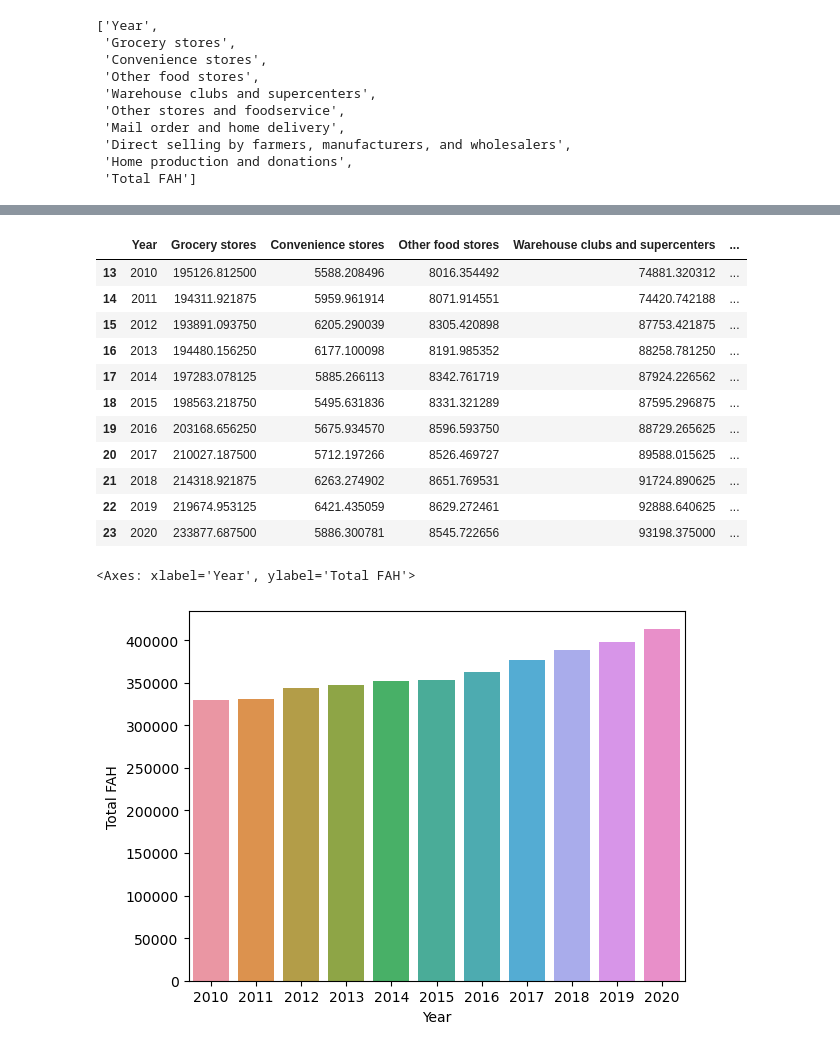
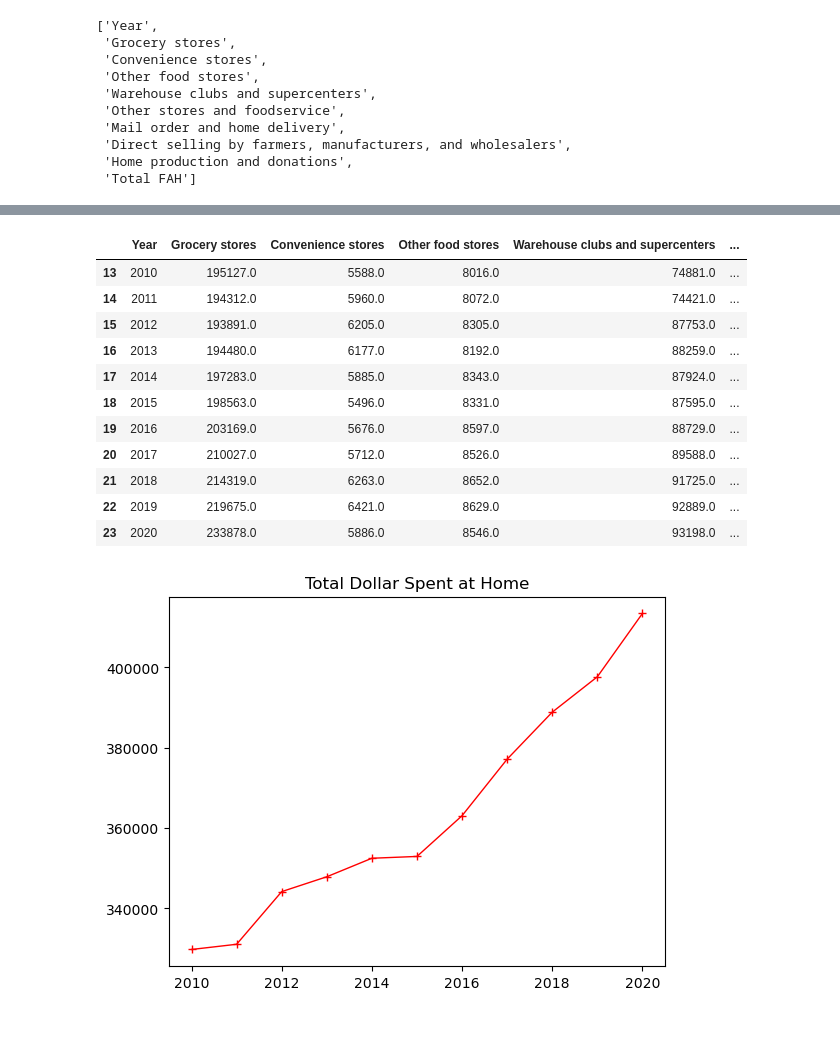
Before and after one commit to bkeffer3098/Project-1, a Jupyter notebook: Notebooks/fah.ipynb, the cells around one changed output, grey strips where cells are left out. Cells and saved outputs as stored; diff of their text form; code cells hidden in the pictures.

```diff
--- a/Notebooks/fah.ipynb
+++ b/Notebooks/fah.ipynb
@@ -56,0 +69,7 @@ column_list
+# %%
+rounded_df=df.round({'Grocery stores':0, 'Convenience stores':0, 'Other food stores':0,
+       'Warehouse clubs and supercenters':0, 'Other stores and foodservice':0,
+       'Mail order and home delivery':0,
+       'Direct selling by farmers, manufacturers, and wholesalers':0,
+       'Home production and donations':0, 'Total FAH':0})
+rounded_df
@@ -57,24 +94,29 @@ column_list
 # %%
-df[df.Year > 2009]
-df=df[df.Year > 2009]
-df[df.Year < 2021]
-df=df[df.Year < 2021]
-df
+rounded_df[rounded_df.Year > 2009]
+rounded_df=rounded_df[rounded_df.Year > 2009]
+rounded_df[rounded_df.Year < 2021]
+rounded_df=rounded_df[rounded_df.Year < 2021]
+rounded_df
 # %% [output]
 |  | Year | Grocery stores | Convenience stores | Other food stores | Warehouse clubs and supercenters | ... |
-| 13 | 2010 | 195126.812500 | 5588.208496 | 8016.354492 | 74881.320312 | ... |
-| 14 | 2011 | 194311.921875 | 5959.961914 | 8071.914551 | 74420.742188 | ... |
-| 15 | 2012 | 193891.093750 | 6205.290039 | 8305.420898 | 87753.421875 | ... |
-| 16 | 2013 | 194480.156250 | 6177.100098 | 8191.985352 | 88258.781250 | ... |
-| 17 | 2014 | 197283.078125 | 5885.266113 | 8342.761719 | 87924.226562 | ... |
-| 18 | 2015 | 198563.218750 | 5495.631836 | 8331.321289 | 87595.296875 | ... |
-| 19 | 2016 | 203168.656250 | 5675.934570 | 8596.593750 | 88729.265625 | ... |
-| 20 | 2017 | 210027.187500 | 5712.197266 | 8526.469727 | 89588.015625 | ... |
-| 21 | 2018 | 214318.921875 | 6263.274902 | 8651.769531 | 91724.890625 | ... |
-| 22 | 2019 | 219674.953125 | 6421.435059 | 8629.272461 | 92888.640625 | ... |
-| 23 | 2020 | 233877.687500 | 5886.300781 | 8545.722656 | 93198.375000 | ... |
+| 13 | 2010 | 195127.0 | 5588.0 | 8016.0 | 74881.0 | ... |
+| 14 | 2011 | 194312.0 | 5960.0 | 8072.0 | 74421.0 | ... |
+| 15 | 2012 | 193891.0 | 6205.0 | 8305.0 | 87753.0 | ... |
+| 16 | 2013 | 194480.0 | 6177.0 | 8192.0 | 88259.0 | ... |
+| 17 | 2014 | 197283.0 | 5885.0 | 8343.0 | 87924.0 | ... |
+| 18 | 2015 | 198563.0 | 5496.0 | 8331.0 | 87595.0 | ... |
+| 19 | 2016 | 203169.0 | 5676.0 | 8597.0 | 88729.0 | ... |
+| 20 | 2017 | 210027.0 | 5712.0 | 8526.0 | 89588.0 | ... |
+| 21 | 2018 | 214319.0 | 6263.0 | 8652.0 | 91725.0 | ... |
+| 22 | 2019 | 219675.0 | 6421.0 | 8629.0 | 92889.0 | ... |
+| 23 | 2020 | 233878.0 | 5886.0 | 8546.0 | 93198.0 | ... |
 # %%
-sns.barplot(x="Year",data=df, y="Total FAH")
+#sns.lineplot(x="Year",data=rounded_df, y="Total FAH")
+x_axis=rounded_df["Year"]
+y_axis=rounded_df["Total FAH"]
+plt.plot(x_axis, y_axis,marker="+", color="red", linewidth=1,label="Total Dollar Spent at Home")
+plt.title("Total Dollar Spent at Home")
+plt.savefig("../output_data/TotalDollarSpentatHome.png")
+plt.show()
 # %% [output]
-<Axes: xlabel='Year', ylabel='Total FAH'>
-[figure, old version]
+[figure, new version]
```
Also changed, not shown: parts of 12 cells of this notebook, 5 other files.
